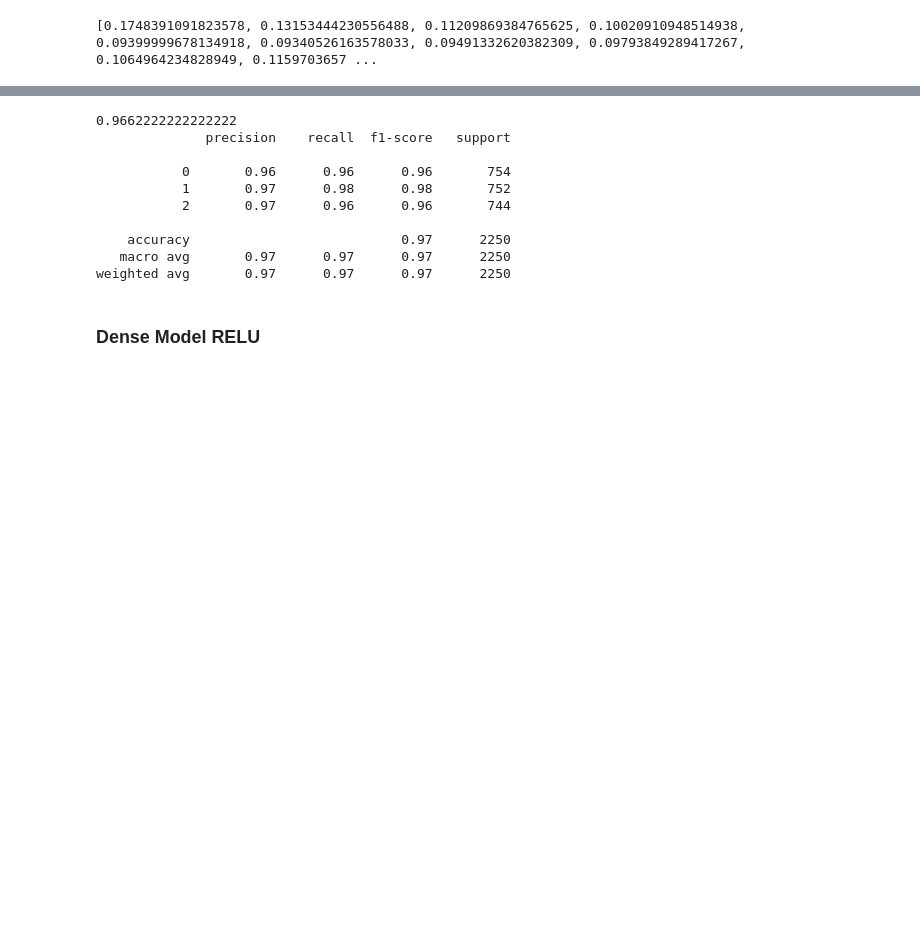
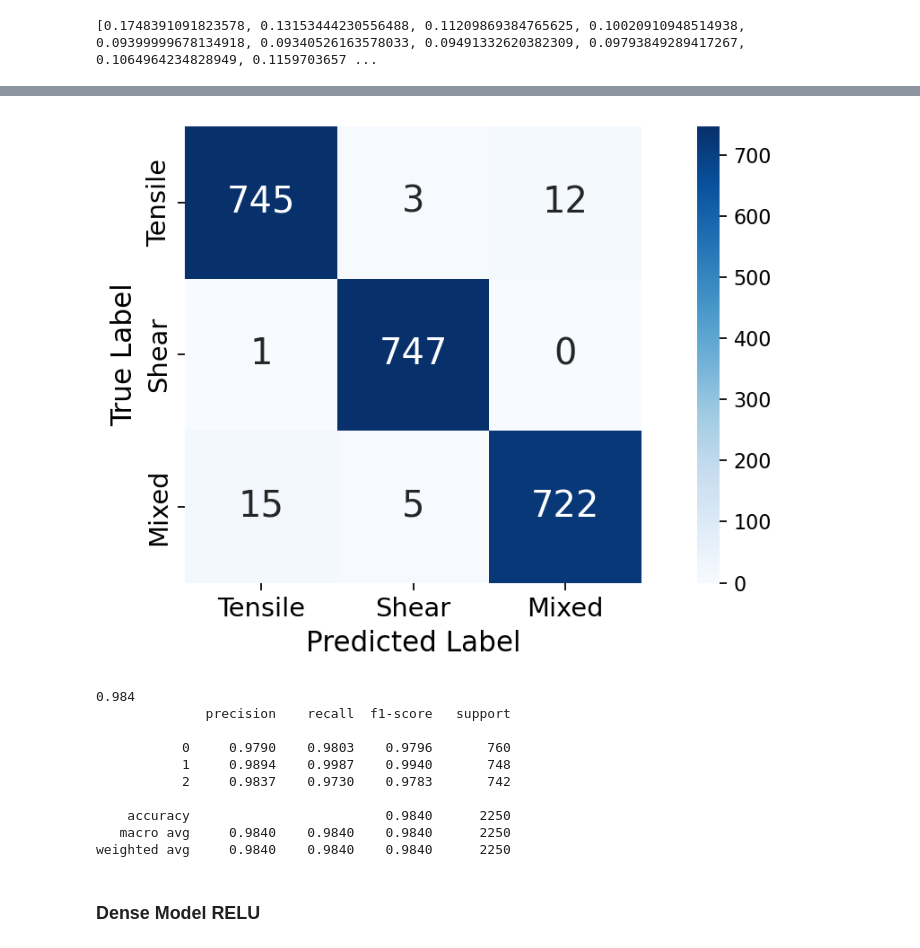
Before and after one commit to veysiadn/acustic-emission-models, a Jupyter notebook: convert_deploy.ipynb, the cells around one changed output, grey strips where cells are left out. Saved outputs shown, nothing was run; the diff lists cells and outputs as text; code cells hidden in the pictures; blank space fills up the shorter version.

```diff
--- a/convert_deploy.ipynb
+++ b/convert_deploy.ipynb
@@ -1137,19 +1140,36 @@ cm_display = ConfusionMatrixDisplay(cm).plot()
+# %%
+import seaborn as sns
+plt.figure(figsize=(8,4), dpi=160)
+
+ax=plt.subplot(111)
+# plt.title("Confusion Matrix", fontsize=15)
+labels = ['Tensile','Shear', 'Mixed']
+sns.heatmap(cm,annot=True,cmap="Blues",fmt="d",cbar=True, annot_kws={"size": 18},ax=ax, square=True)
+ax.set_xticklabels(labels, fontsize=13)
+ax.set_yticklabels(labels, fontsize=13)
+ax.set_xlabel("Predicted Label", fontsize=14)
+ax.set_ylabel("True Label", fontsize=14)
+# ax.patch.set_edgecolor('black')
+# ax.patch.set_linewidth('2')
+plt.tight_layout()
+# %% [output]
+[figure, added]
 # %%
 import sklearn.metrics as metrics
 
 print(metrics.accuracy_score(y_test, y_pred))
-print(metrics.classification_report(y_test, y_pred))
+print(metrics.classification_report(y_test, y_pred,digits=4))
 # %% [output]
-0.9662222222222222
+0.984
               precision    recall  f1-score   support
 
-           0       0.96      0.96      0.96       754
-           1       0.97      0.98      0.98       752
-           2       0.97      0.96      0.96       744
+           0     0.9790    0.9803    0.9796       760
+           1     0.9894    0.9987    0.9940       748
+           2     0.9837    0.9730    0.9783       742
 
-    accuracy                           0.97      2250
-   macro avg       0.97      0.97      0.97      2250
-weighted avg       0.97      0.97      0.97      2250
+    accuracy                         0.9840      2250
+   macro avg     0.9840    0.9840    0.9840      2250
+weighted avg     0.9840    0.9840    0.9840      2250
 # %% [markdown]
 ### Dense Model RELU
 # %%
```
Also changed, not shown: parts of 4 cells of this notebook.
